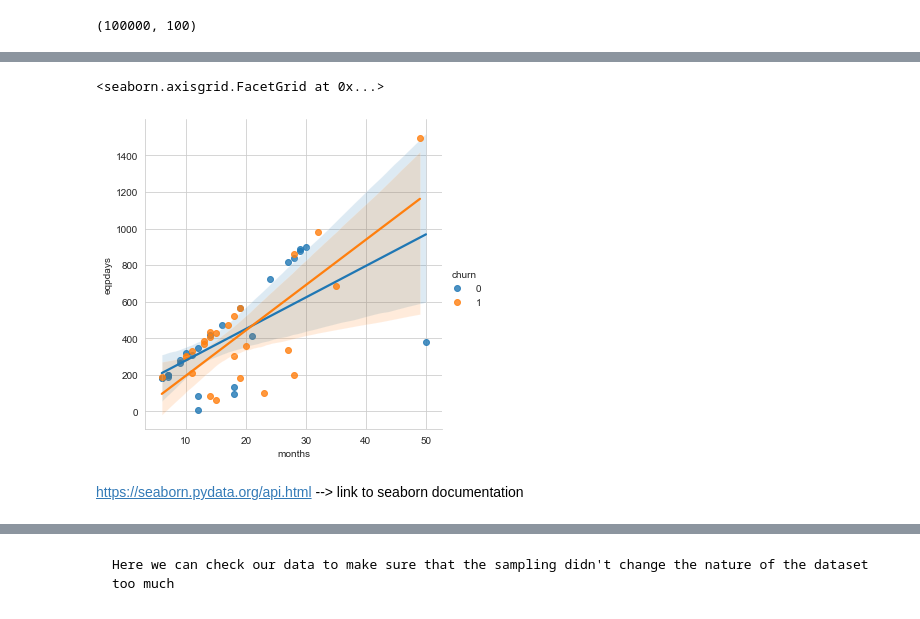
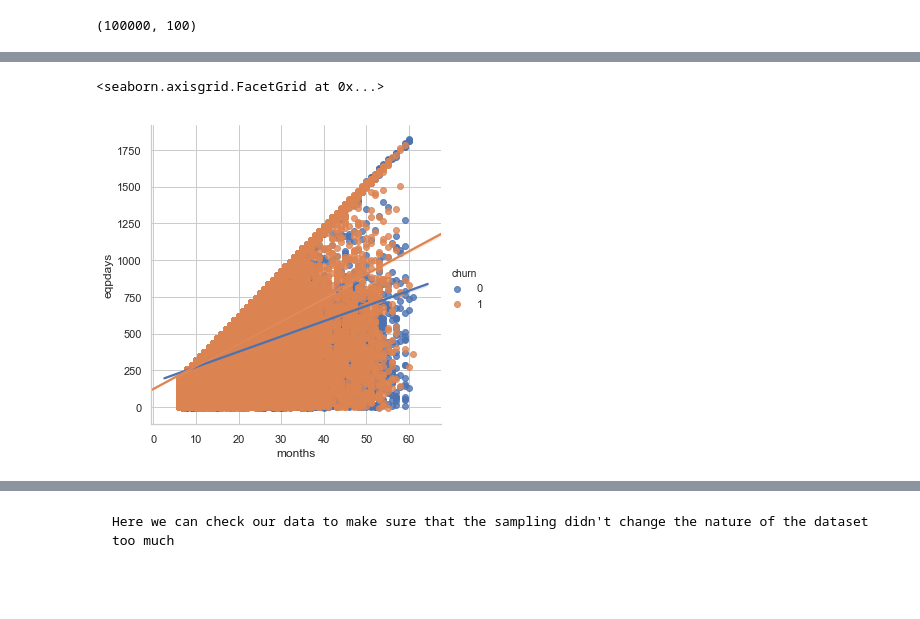
Before and after one commit to AI-TEAM-ETC/Cheat-Sheets, a Jupyter notebook: Classification Python Cheat Sheet v1.2.ipynb, the cells around one changed output, grey strips where cells are left out. Saved outputs shown, nothing was run; the diff lists cells and outputs as text; code cells hidden in the pictures; blank space fills up the shorter version.

```diff
--- a/Classification Python Cheat Sheet v1.2.ipynb
+++ b/Classification Python Cheat Sheet v1.2.ipynb
@@ -180 +293,6 @@ ax.set_ylim(bottom + 0.5, top - 0.5)
+# %%
+x = 'months'
+x2 = 'eqpdays'
+multiple_x = ['eqpdays','months', 'totcalls','churn']
+y = 'churn'
 # %% [markdown]
@@ -190,0 +313,3 @@ ax.axvline(data[x].median(),  linestyle='dashed', linewidth=2)
+# %%
+# Replace all other missing values with the median
+data = data.fillna(value=data.median())
@@ -263,2 +376,0 @@ with sns.axes_style("white"):
-# %%
-data=data.sample(frac=0.01)
@@ -265,8 +386,16 @@ data=data.sample(frac=0.01)
+# %%
+#KDE on multiple columns (Please fix!!!)
+# Create empty subplots
+sns.set()
+grid = sns.FacetGrid(data, hue=y ,size=3.2, aspect=2)
+grid.add_legend()
+
+# Select features to check and loop through
+for i, var in enumerate(multiple_x):
+    grid.map(sns.kdeplot, multiple_x, shade=True)
 # %%
-sns.lmplot(x="months", y="eqpdays", hue="churn", data=data) # linear regression graph of x and y
+sns.lmplot(x=x, y=x2, hue=y, data=data) # linear regression graph of x and y
 #shows relation between x and y with categorical variable in hue
 # %% [output]
 <seaborn.axisgrid.FacetGrid at 0x...>
-[figure, old version]
+[figure, new version]
-# %% [markdown]
-https://seaborn.pydata.org/api.html --> link to seaborn documentation
```
Also changed, not shown: parts of 180 cells of this notebook.
